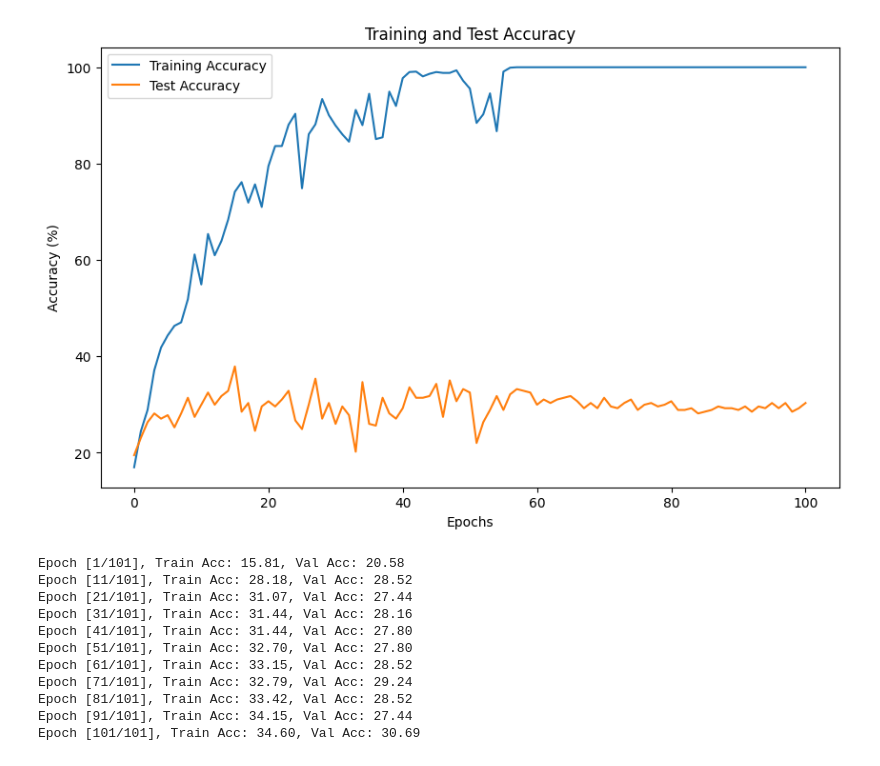
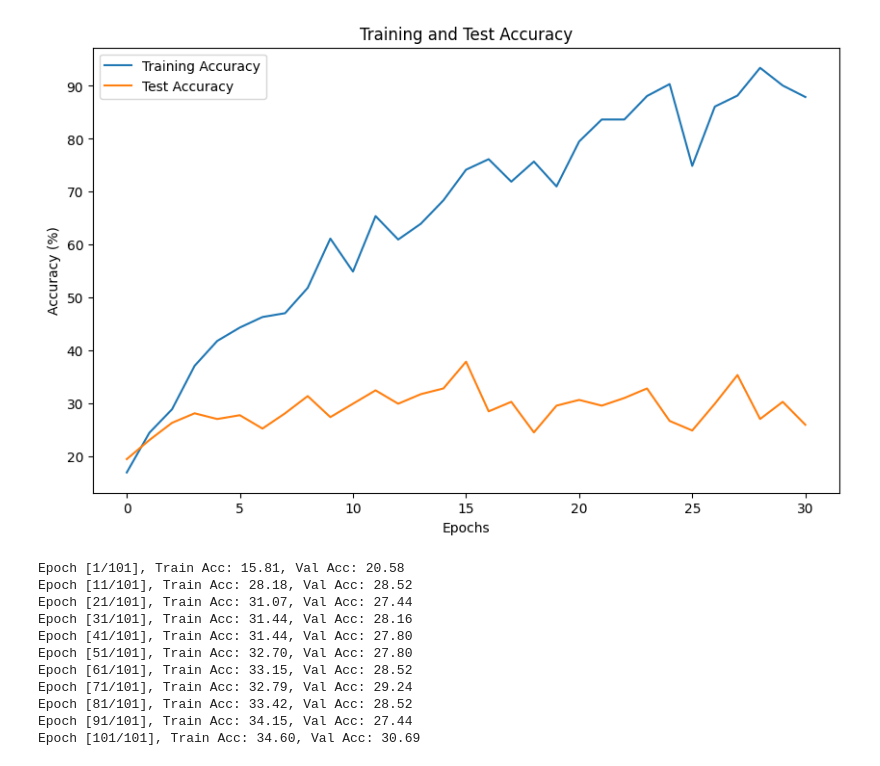
Before and after one commit to JekxDevil/AI, a Jupyter notebook: courses/usi/machine-learning/assignments/2/example.ipynb, the cells around one changed output. Drawn from its saved outputs; the diff is of its cells as text; code cells hidden in the pictures.

```diff
--- a/courses/usi/machine-learning/assignments/2/example.ipynb
+++ b/courses/usi/machine-learning/assignments/2/example.ipynb
@@ -138,7 +138,7 @@ x shape: (1384, 224, 224, 3), y shape:(1384,)
 CONFIGS = {'seed': 20020309,
           'device': torch.device('cuda' if torch.cuda.is_available() else 'cpu'),
           'batch_size': 32,
-          'epochs': 1 + 100, # 100
+          'epochs': 1 + 30, # 100
           'learning_rate':  0.001}
 
 np.random.seed(CONFIGS['seed'])
@@ -164,7 +164,7 @@ class FFNN(nn.Module):
         return _x
 
 
-def get_input(_f_features=None):
+def get_input(_f_features=None, _permute=False):
     """_features is a function"""
     from sklearn.preprocessing import OneHotEncoder
     def safe_copy(*args):
@@ -177,13 +177,17 @@ def get_input(_f_features=None):
     if _f_features is not None:
         _feats = _f_features(_x)
 
-    _x = _x.reshape(_x.shape[0], -1) # 1D vector image
+    if _permute:
+        _x = _x.transpose(0, 3, 1, 2) # rearrange dimensions for cnn
+    else:
+        _x = _x.reshape(_x.shape[0], -1) # 1D vector image flattened
+
     _encoder = OneHotEncoder(sparse_output=False, categories="auto")
     _y = _encoder.fit_transform(_y.reshape(-1, 1))
     return _x, _y, _feats
 
 
-def get_loads(_x, _y, _ratio, _permute=False, _transform=None):
+def get_loads(_x, _y, _ratio, _transform=None):
     from sklearn.model_selection import train_test_split
     from torch.utils.data import DataLoader
     _data = [(_x[i], _y[i]) for i in range(len(_x))]
@@ -302,4 +299,4 @@ Epoch [101/101], Train Acc: 100.00, Val Acc: 30.32
-[figure, old version]
+[figure, new version]
 # %%
 ################### Task 1 BONUS ###################
 def get_features(_imgs):
```
Also changed, not shown: parts of 4 cells of this notebook.
